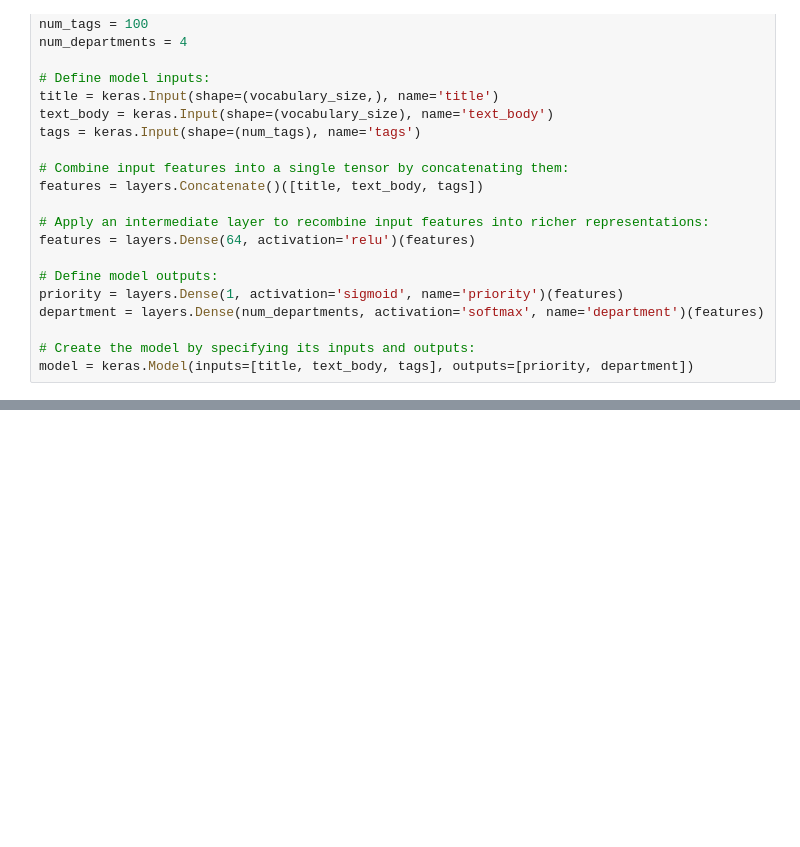
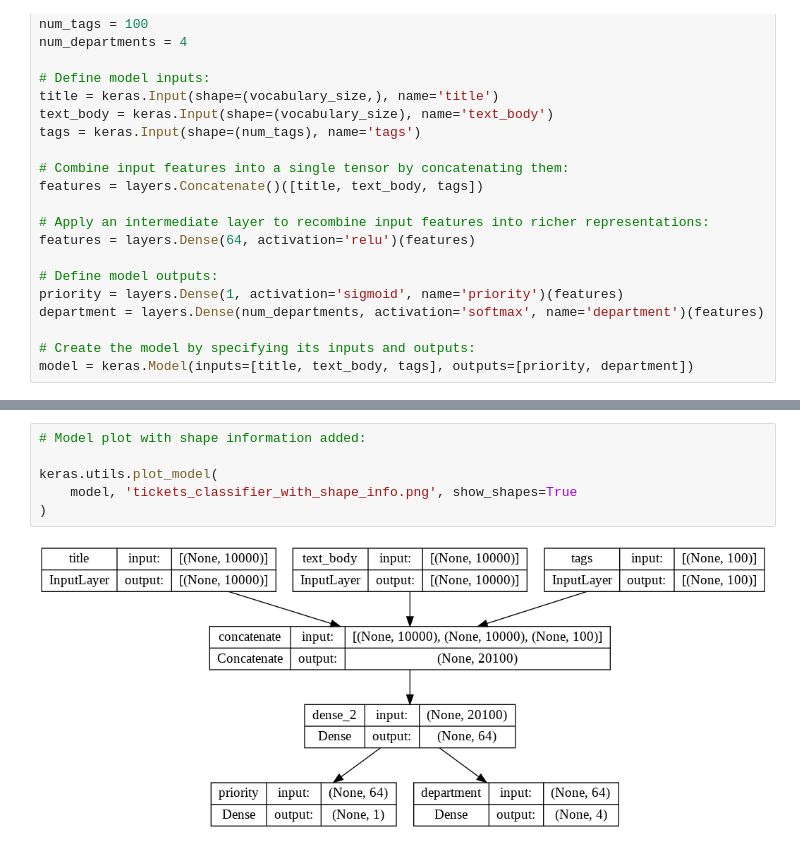
Before and after one commit to Bohdan-at-Kulinich/Machine-Learning, a Jupyter notebook: Keras_models.ipynb, the cells around one changed output, grey strips where cells are left out. Drawn from its saved outputs; the diff is of its cells as text; blank space fills up the shorter version.

```diff
--- a/Keras_models.ipynb
+++ b/Keras_models.ipynb
@@ -202,0 +275,8 @@ model = keras.Model(inputs=[title, text_body, tags], outputs=[priority, departme
+# %%
+# Model plot with shape information added:
+
+keras.utils.plot_model(
+    model, 'tickets_classifier_with_shape_info.png', show_shapes=True
+)
+# %% [output]
+[figure, added]
```
Also changed, not shown: parts of 4 cells of this notebook.
